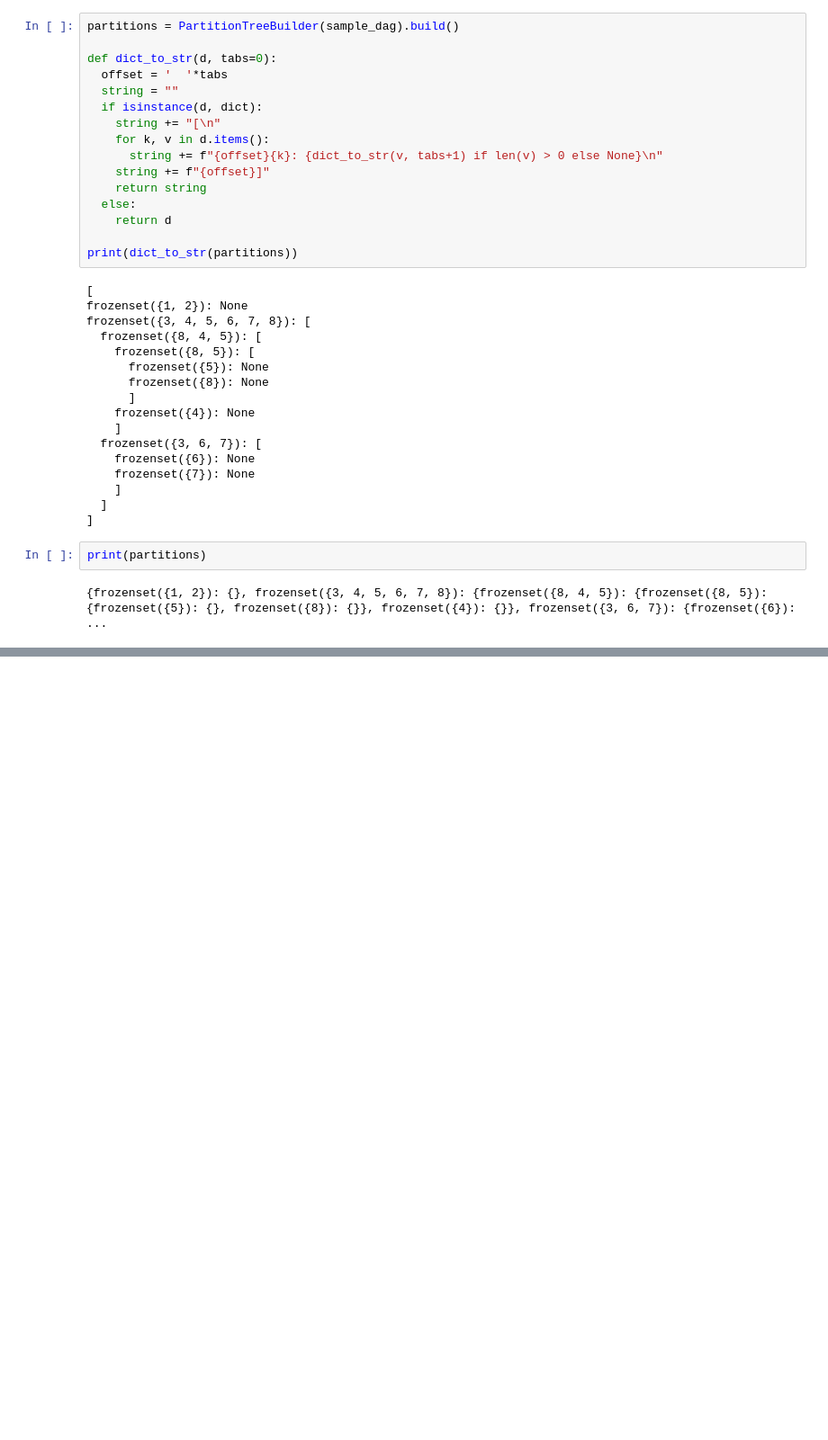
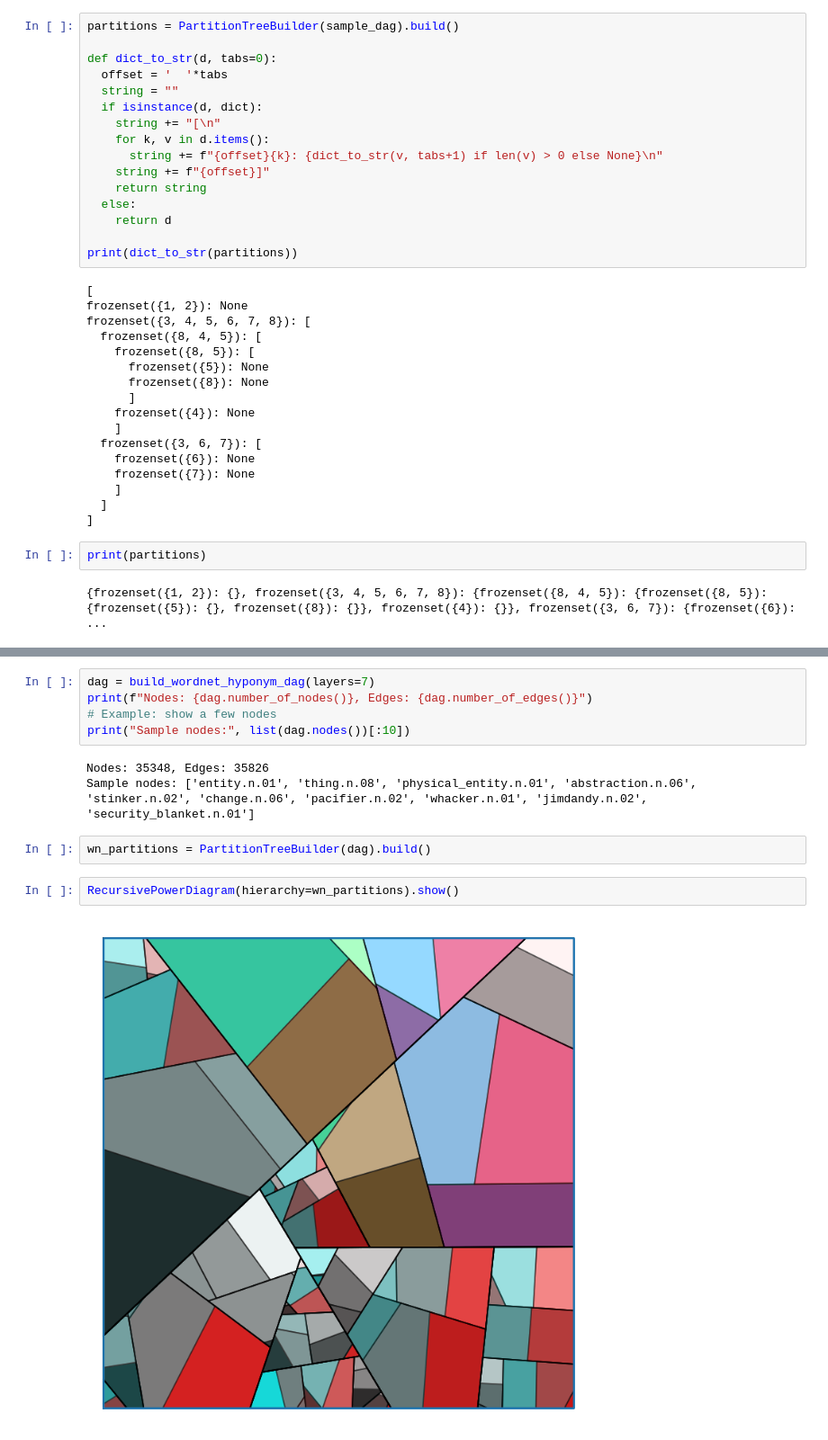
Before and after one commit to IsaacFigNewton/dag2laguerre, a Jupyter notebook: DAG_to_Hypergraph_to_Power_Diagram.ipynb, the cells around one changed output, grey strips where cells are left out. Shown at 90% size. Saved outputs shown, nothing was run; the diff lists cells and outputs as text; blank space fills up the shorter version.

Commit message:
sample construction for first 7 layers of wordnet need to add short labels so it doesn't shit itself

```diff
--- a/DAG_to_Hypergraph_to_Power_Diagram.ipynb
+++ b/DAG_to_Hypergraph_to_Power_Diagram.ipynb
@@ -1230,0 +1302,14 @@ RecursivePowerDiagram(hierarchy=partitions).show()
+# %%
+dag = build_wordnet_hyponym_dag(layers=7)
+print(f"Nodes: {dag.number_of_nodes()}, Edges: {dag.number_of_edges()}")
+# Example: show a few nodes
+print("Sample nodes:", list(dag.nodes())[:10])
+# %% [output]
+Nodes: 35348, Edges: 35826
+Sample nodes: ['entity.n.01', 'thing.n.08', 'physical_entity.n.01', 'abstraction.n.06', 'stinker.n.02', 'change.n.06', 'pacifier.n.02', 'whacker.n.01', 'jimdandy.n.02', 'security_blanket.n.01']
+# %%
+wn_partitions = PartitionTreeBuilder(dag).build()
+# %%
+RecursivePowerDiagram(hierarchy=wn_partitions).show()
+# %% [output]
+[figure, added]
```
Also changed, not shown: parts of 7 cells of this notebook.
